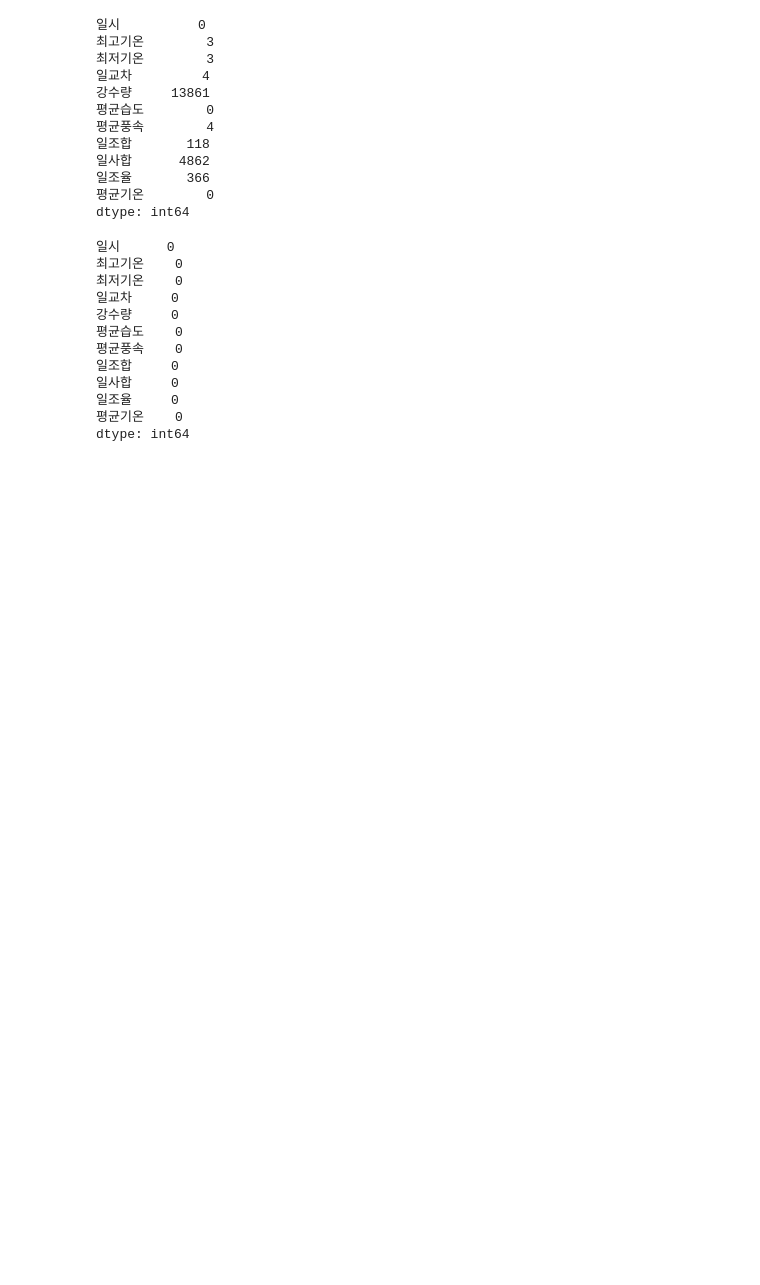
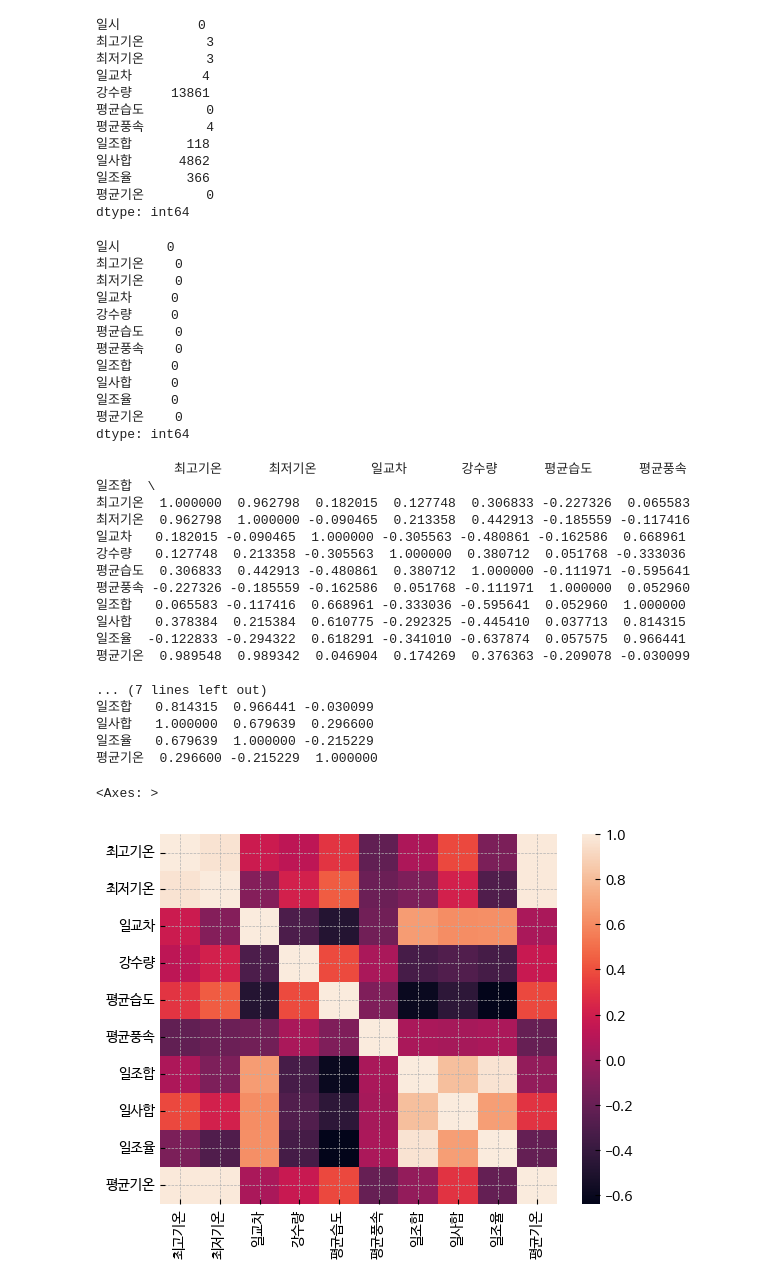
Before and after one commit to bidulgi123/dacon_-Seoul_Temperatures, a Jupyter notebook: dacon_12_22.ipynb, the cells around one changed output. Drawn from its saved outputs; the diff is of its cells as text; code cells hidden in the pictures; blank space fills up the shorter version.

```diff
--- a/dacon_12_22.ipynb
+++ b/dacon_12_22.ipynb
@@ -77,8 +95,28 @@ df.isna().sum()
 평균기온    0
 dtype: int64
 # %%
-# print(df.iloc[:,1:].corr())
-# sns.heatmap(df.iloc[:,1:].corr())
+print(df.iloc[:,1:].corr())
+sns.heatmap(df.iloc[:,1:].corr())
+# %% [output]
+          최고기온      최저기온       일교차       강수량      평균습도      평균풍속       일조합  \
+최고기온  1.000000  0.962798  0.182015  0.127748  0.306833 -0.227326  0.065583
+최저기온  0.962798  1.000000 -0.090465  0.213358  0.442913 -0.185559 -0.117416
+일교차   0.182015 -0.090465  1.000000 -0.305563 -0.480861 -0.162586  0.668961
+강수량   0.127748  0.213358 -0.305563  1.000000  0.380712  0.051768 -0.333036
+평균습도  0.306833  0.442913 -0.480861  0.380712  1.000000 -0.111971 -0.595641
+평균풍속 -0.227326 -0.185559 -0.162586  0.051768 -0.111971  1.000000  0.052960
+일조합   0.065583 -0.117416  0.668961 -0.333036 -0.595641  0.052960  1.000000
+일사합   0.378384  0.215384  0.610775 -0.292325 -0.445410  0.037713  0.814315
+일조율  -0.122833 -0.294322  0.618291 -0.341010 -0.637874  0.057575  0.966441
+평균기온  0.989548  0.989342  0.046904  0.174269  0.376363 -0.209078 -0.030099
+
+... (7 lines left out)
+일조합   0.814315  0.966441 -0.030099
+일사합   1.000000  0.679639  0.296600
+일조율   0.679639  1.000000 -0.215229
+평균기온  0.296600 -0.215229  1.000000
+<Axes: >
+[figure, added]
 # %%
 df['월'] = df['일시'].str[5:7]
 # %%
```
Also changed, not shown: parts of 14 cells of this notebook.
